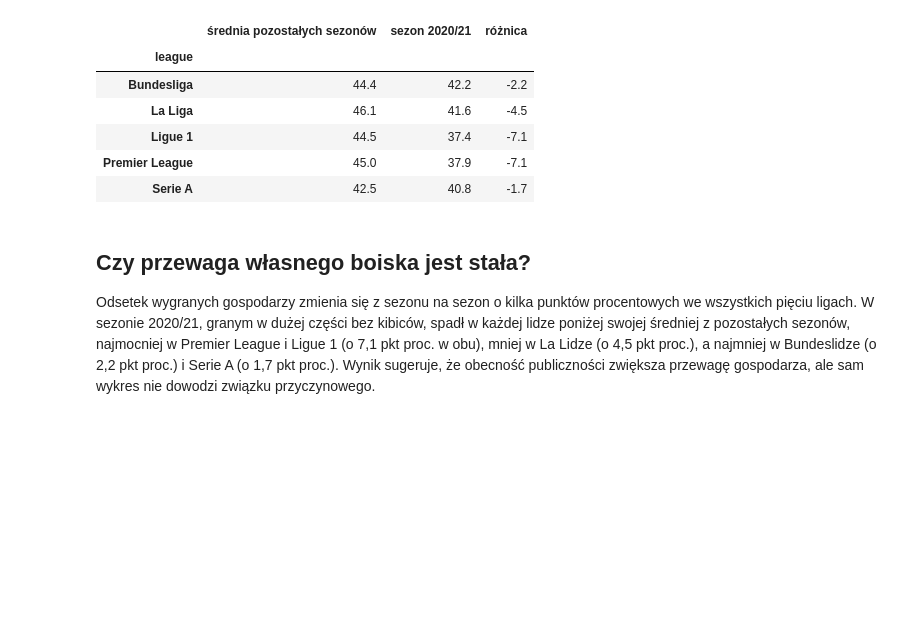
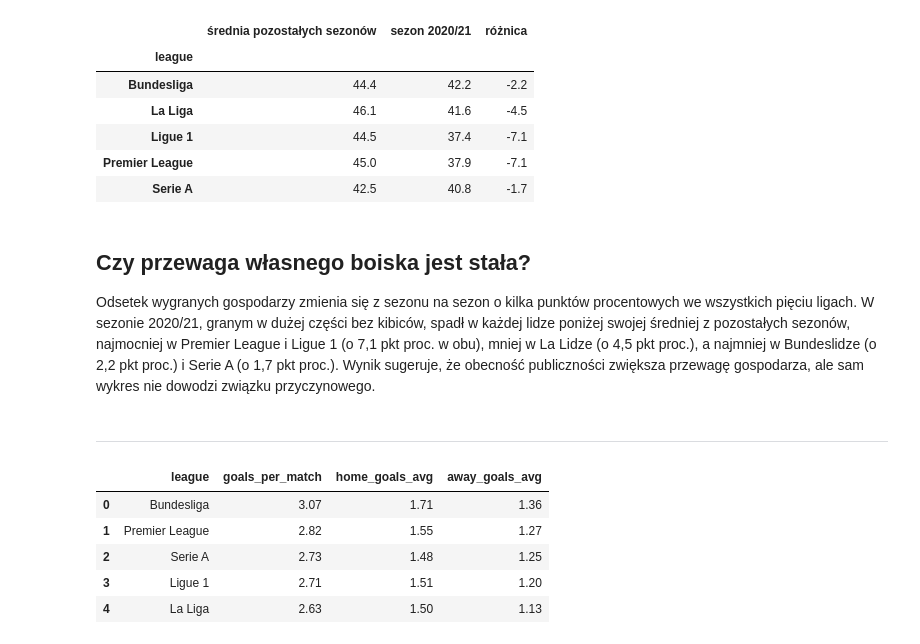
Before and after one commit to igorfliss/football-analysis, a Jupyter notebook: notebooks/01_analysis.ipynb, the cells around one changed output. Saved outputs shown, nothing was run; the diff lists cells and outputs as text; code cells hidden in the pictures; blank space fills up the shorter version.

```diff
--- a/notebooks/01_analysis.ipynb
+++ b/notebooks/01_analysis.ipynb
@@ -102,3 +104,25 @@ comparison
 ## Czy przewaga własnego boiska jest stała?
 
 Odsetek wygranych gospodarzy zmienia się z sezonu na sezon o kilka punktów procentowych we wszystkich pięciu ligach. W sezonie 2020/21, granym w dużej części bez kibiców, spadł w każdej lidze poniżej swojej średniej z pozostałych sezonów, najmocniej w Premier League i Ligue 1 (o 7,1 pkt proc. w obu), mniej w La Lidze (o 4,5 pkt proc.), a najmniej w Bundeslidze (o 2,2 pkt proc.) i Serie A (o 1,7 pkt proc.).  Wynik sugeruje, że obecność publiczności zwiększa przewagę gospodarza, ale sam wykres nie dowodzi związku przyczynowego.
+# %% [markdown]
+_____________________________________________________________________________
+# %%
+query_goals = """
+SELECT
+    league,
+    ROUND(AVG(home_goals + away_goals), 2) AS goals_per_match,
+    ROUND(AVG(home_goals), 2) AS home_goals_avg,
+    ROUND(AVG(away_goals), 2) AS away_goals_avg
+FROM matches
+GROUP BY league
+ORDER BY goals_per_match DESC
+"""
+
+pd.read_sql_query(query_goals, conn)
+# %% [output]
+|  | league | goals_per_match | home_goals_avg | away_goals_avg |
+| 0 | Bundesliga | 3.07 | 1.71 | 1.36 |
+| 1 | Premier League | 2.82 | 1.55 | 1.27 |
+| 2 | Serie A | 2.73 | 1.48 | 1.25 |
+| 3 | Ligue 1 | 2.71 | 1.51 | 1.20 |
+| 4 | La Liga | 2.63 | 1.50 | 1.13 |
```
Also changed, not shown: parts of 3 cells of this notebook.
